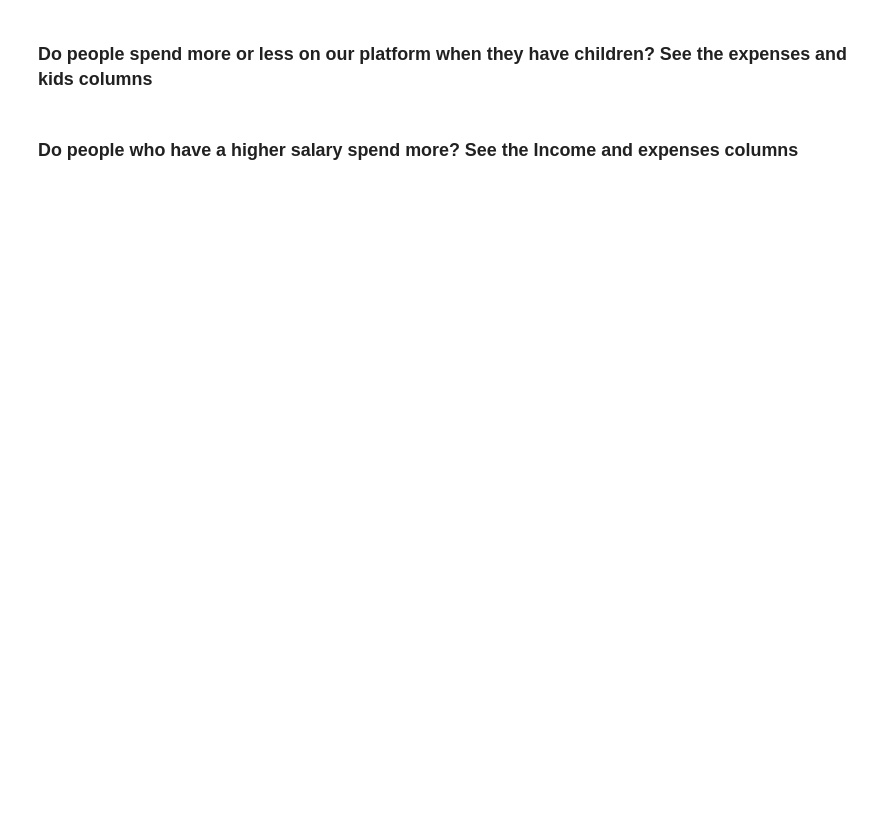
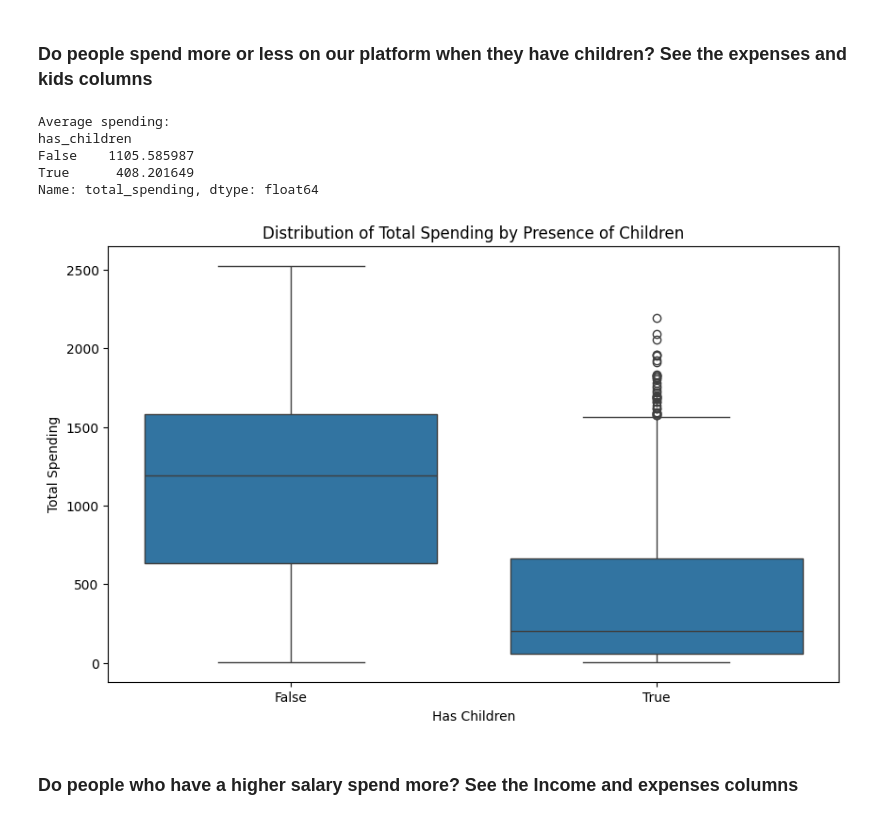
Before and after one commit to racrijoli/statistics, a Jupyter notebook: descriptive statistics module/first_challenge.ipynb, the cells around one changed output. Cells and saved outputs as stored; diff of their text form; code cells hidden in the pictures; blank space fills up the shorter version.

```diff
--- a/descriptive statistics module/first_challenge.ipynb
+++ b/descriptive statistics module/first_challenge.ipynb
@@ -269,5 +378,38 @@ Basic          54        2.45
 # %% [markdown]
 ### Do people spend more or less on our platform when they have children? See the expenses and kids columns
+# %%
+# This is interesting: people with no children spend more on the platform! Significantly more.
+
+# Calculate total number of children
+data['total_children'] = data['Kidhome'] + data['Teenhome']
+
+# Create a binary variable for having children or not
+data['has_children'] = data['total_children'] > 0
+
+# Calculate total spending (adjust these columns based on your actual spending columns)
+spending_columns = ['MntWines', 'MntFruits', 'MntMeatProducts', 'MntFishProducts', 'MntSweetProducts', 'MntGoldProds']
+data['total_spending'] = data[spending_columns].sum(axis=1)
+
+# Calculate average spending for people with and without children
+avg_spending = data.groupby('has_children')['total_spending'].mean()
+
+print("Average spending:")
+print(avg_spending)
+
+# Visualize the distribution of spending
+plt.figure(figsize=(10, 6))
+sns.boxplot(x='has_children', y='total_spending', data=data)
+plt.title('Distribution of Total Spending by Presence of Children')
+plt.xlabel('Has Children')
+plt.ylabel('Total Spending')
+plt.show()
+# %% [output]
+Average spending:
+has_children
+False    1105.585987
+True      408.201649
+Name: total_spending, dtype: float64
+[figure, added]
 # %% [markdown]
 
 ### Do people who have a higher salary spend more? See the Income and expenses columns
```
Also changed, not shown: parts of 3 cells of this notebook.
